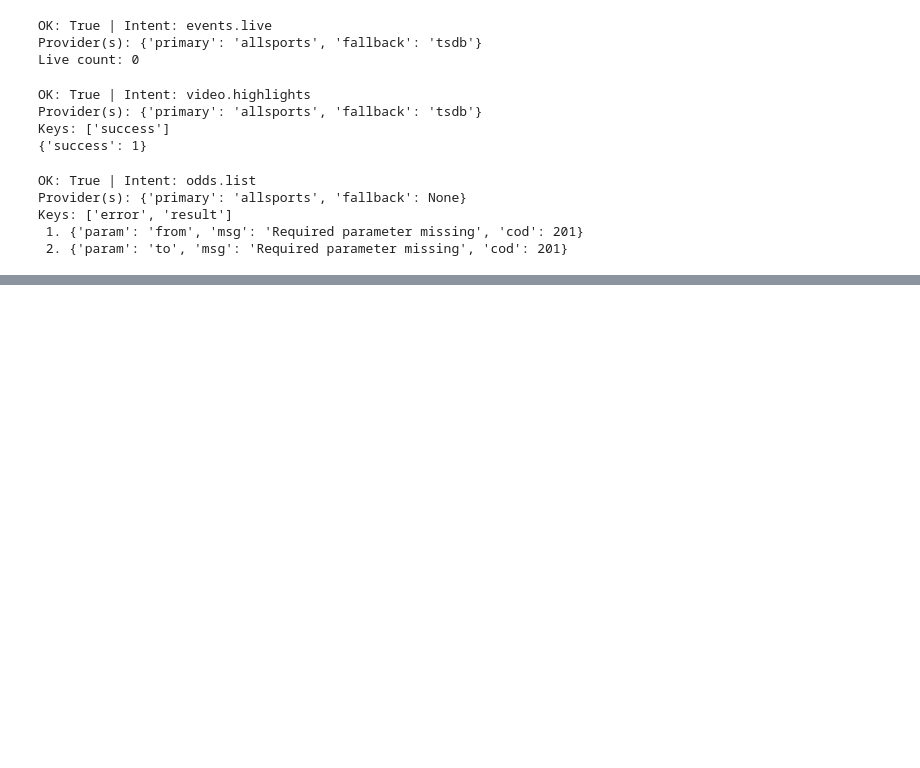
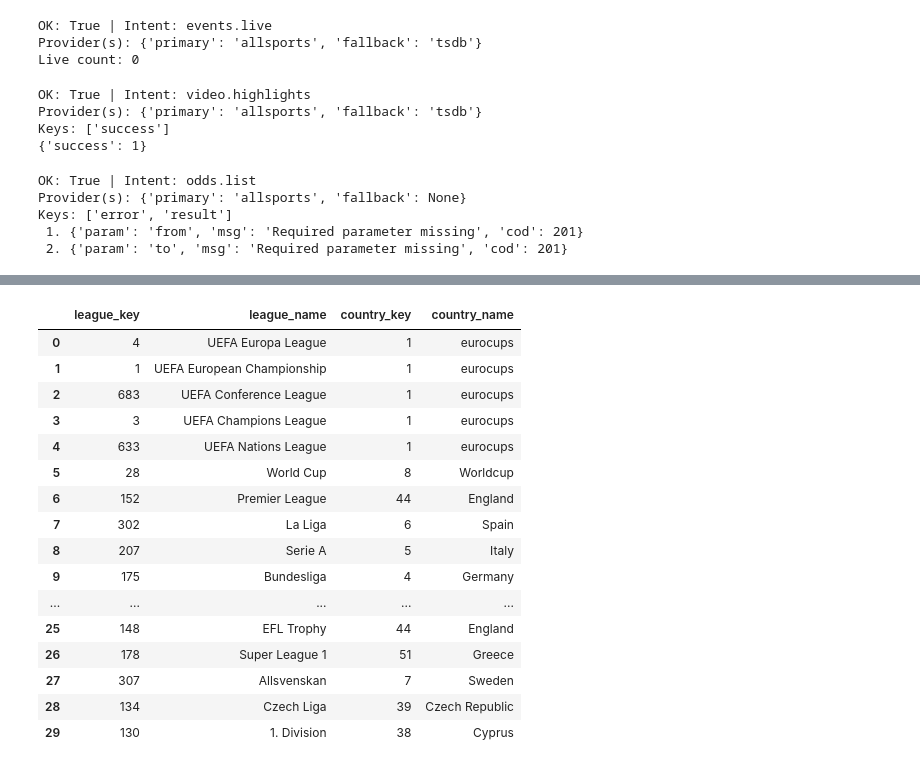
Before and after one commit to SYNCODE-SLIIT/Sports-Analysis, a Jupyter notebook: sports-ai/notebooks/AgentTest.ipynb, the cells around one changed output, grey strips where cells are left out. Cells and saved outputs as stored; diff of their text form; code cells hidden in the pictures; blank space fills up the shorter version.

```diff
--- a/sports-ai/notebooks/AgentTest.ipynb
+++ b/sports-ai/notebooks/AgentTest.ipynb
@@ -335,0 +370,59 @@ Keys: ['error', 'result']
+# %%
+# --- Locate project & import RouterCollector (AllSports is the default provider for these intents) ---
+import sys, os
+from pathlib import Path
+
+here = Path.cwd()
+sports_ai_root = None
+for p in [here, *here.parents]:
+    if (p / "sports-ai" / "backend" / "app").exists():
+        sports_ai_root = p / "sports-ai"
+        break
+    if (p / "backend" / "app").exists() and p.name == "sports-ai":
+        sports_ai_root = p
+        break
+
+if not sports_ai_root:
+    raise RuntimeError("Could not find 'sports-ai/backend/app' from this notebook location.")
+
+sys.path.insert(0, str(sports_ai_root))
+sys.path.insert(0, str(sports_ai_root / "backend"))
+
+from backend.app.routers.router_collector import RouterCollector
+router = RouterCollector()
+
+# Small helper to normalize provider payload lists
+def _pluck_result(d):
+    if not isinstance(d, dict): return d
+    for k in ("result","results","events","fixtures","list"):
+        v = d.get(k)
+        if isinstance(v, list): return v
+    return d
+# %%
+import pandas as pd
+
+resp = router.handle({"intent": "leagues.list", "args": {}})
+leagues = _pluck_result(resp.get("data") or {}) or []
+df_leagues = pd.DataFrame(leagues)
+
+# Show the most useful ID columns up front
+wanted = [c for c in ["league_key","league_name","country_key","country_name","league_season"] if c in df_leagues.columns]
+df_leagues[wanted].head(30)
+# %% [output]
+|  | league_key | league_name | country_key | country_name |
+| 0 | 4 | UEFA Europa League | 1 | eurocups |
+| 1 | 1 | UEFA European Championship | 1 | eurocups |
+| 2 | 683 | UEFA Conference League | 1 | eurocups |
+| 3 | 3 | UEFA Champions League | 1 | eurocups |
+| 4 | 633 | UEFA Nations League | 1 | eurocups |
+| 5 | 28 | World Cup | 8 | Worldcup |
+| 6 | 152 | Premier League | 44 | England |
+| 7 | 302 | La Liga | 6 | Spain |
+| 8 | 207 | Serie A | 5 | Italy |
+| 9 | 175 | Bundesliga | 4 | Germany |
+| ... | ... | ... | ... | ... |
+| 25 | 148 | EFL Trophy | 44 | England |
+| 26 | 178 | Super League 1 | 51 | Greece |
+| 27 | 307 | Allsvenskan | 7 | Sweden |
+| 28 | 134 | Czech Liga | 39 | Czech Republic |
+| 29 | 130 | 1. Division | 38 | Cyprus |
```
Also changed, not shown: parts of 2 cells of this notebook, 3 other files.
